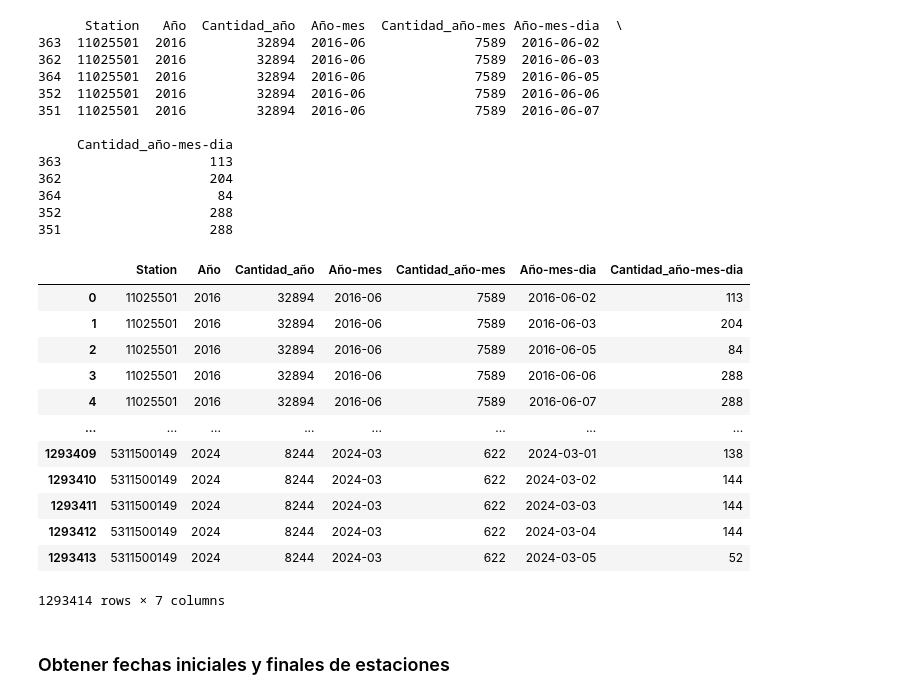
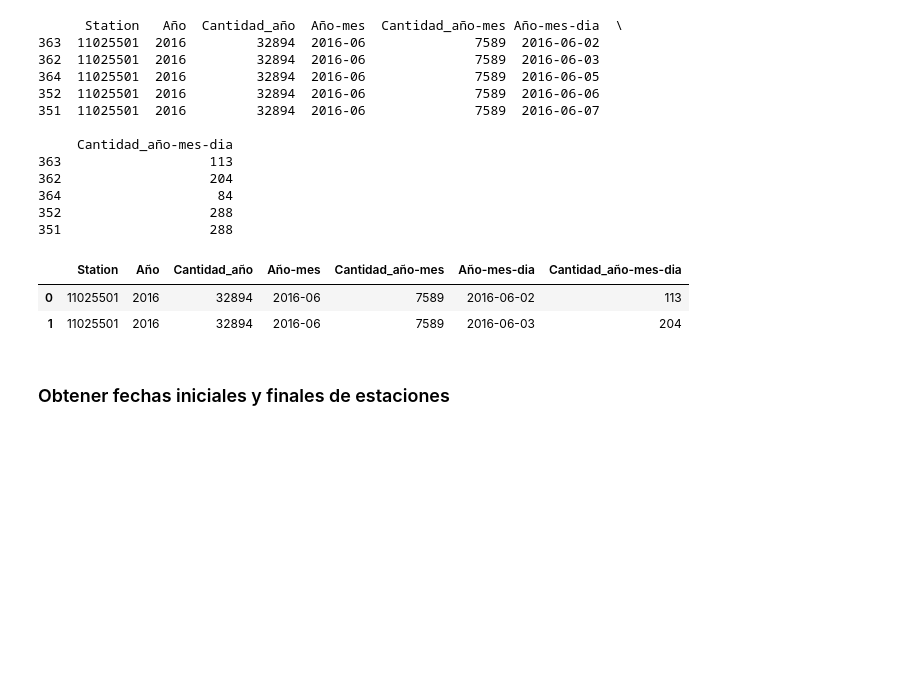
Before and after one commit to paalvarezb72/OE_CTO196-2024, a Jupyter notebook: OE_2_DiagnosticoActualDatos/DiagnDatos_HRS10.ipynb, the cells around one changed output. Cells and saved outputs as stored; diff of their text form; code cells hidden in the pictures; blank space fills up the shorter version.

```diff
--- a/OE_2_DiagnosticoActualDatos/DiagnDatos_HRS10.ipynb
+++ b/OE_2_DiagnosticoActualDatos/DiagnDatos_HRS10.ipynb
@@ -520,20 +231,10 @@ print(resultados.head())
 351                   288
 # %%
 ### Lectura de frecuencias para revisión inicial
-dffreq = pd.read_csv('../../OE_2_DiagnosticoActualDatos/An8_ConteoDatos_AnioMesDia_HR.csv', encoding='latin-1')
-dffreq
+dffreq = pd.read_csv('ConteoDatos_AnioMesDia_HRS10.csv', encoding='latin-1')
+dffreq.head(2)
 # %% [output]
 |  | Station | Año | Cantidad_año | Año-mes | Cantidad_año-mes | Año-mes-dia | Cantidad_año-mes-dia |
 | 0 | 11025501 | 2016 | 32894 | 2016-06 | 7589 | 2016-06-02 | 113 |
 | 1 | 11025501 | 2016 | 32894 | 2016-06 | 7589 | 2016-06-03 | 204 |
-| 2 | 11025501 | 2016 | 32894 | 2016-06 | 7589 | 2016-06-05 | 84 |
-| 3 | 11025501 | 2016 | 32894 | 2016-06 | 7589 | 2016-06-06 | 288 |
-| 4 | 11025501 | 2016 | 32894 | 2016-06 | 7589 | 2016-06-07 | 288 |
-| ... | ... | ... | ... | ... | ... | ... | ... |
-| 1293409 | 5311500149 | 2024 | 8244 | 2024-03 | 622 | 2024-03-01 | 138 |
-| 1293410 | 5311500149 | 2024 | 8244 | 2024-03 | 622 | 2024-03-02 | 144 |
-| 1293411 | 5311500149 | 2024 | 8244 | 2024-03 | 622 | 2024-03-03 | 144 |
-| 1293412 | 5311500149 | 2024 | 8244 | 2024-03 | 622 | 2024-03-04 | 144 |
-| 1293413 | 5311500149 | 2024 | 8244 | 2024-03 | 622 | 2024-03-05 | 52 |
-1293414 rows × 7 columns
 # %%
```
Also changed, not shown: parts of 22 cells of this notebook, 31 other files.
